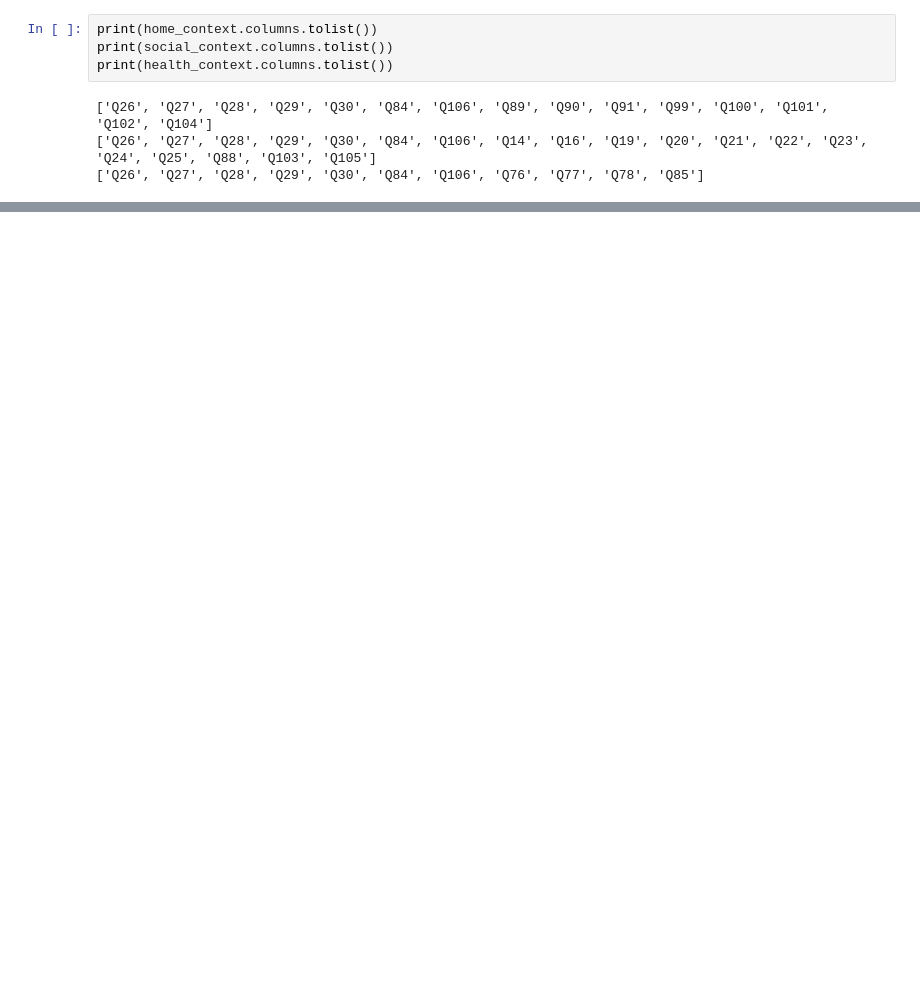
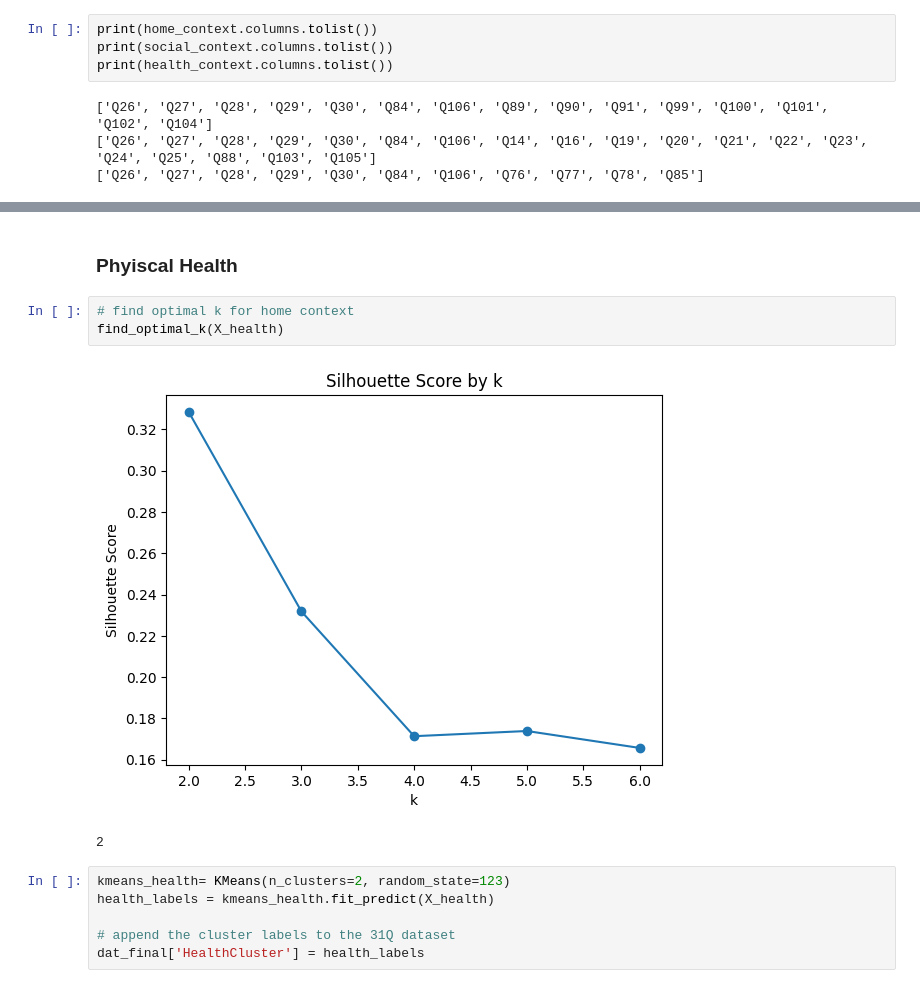
Before and after one commit to emilyh006/predict_absent, a Jupyter notebook: analysis.ipynb, the cells around one changed output, grey strips where cells are left out. Cells and saved outputs as stored; diff of their text form; blank space fills up the shorter version.

```diff
--- a/analysis.ipynb
+++ b/analysis.ipynb
@@ -193,0 +255,14 @@ print(health_context.columns.tolist())
+# %% [markdown]
+### Phyiscal Health
+# %%
+# find optimal k for home context
+find_optimal_k(X_health)
+# %% [output]
+[figure, added]
+2
+# %%
+kmeans_health= KMeans(n_clusters=2, random_state=123)
+health_labels = kmeans_health.fit_predict(X_health)
+
+# append the cluster labels to the 31Q dataset
+dat_final['HealthCluster'] = health_labels
```
Also changed, not shown: parts of 16 cells of this notebook.
